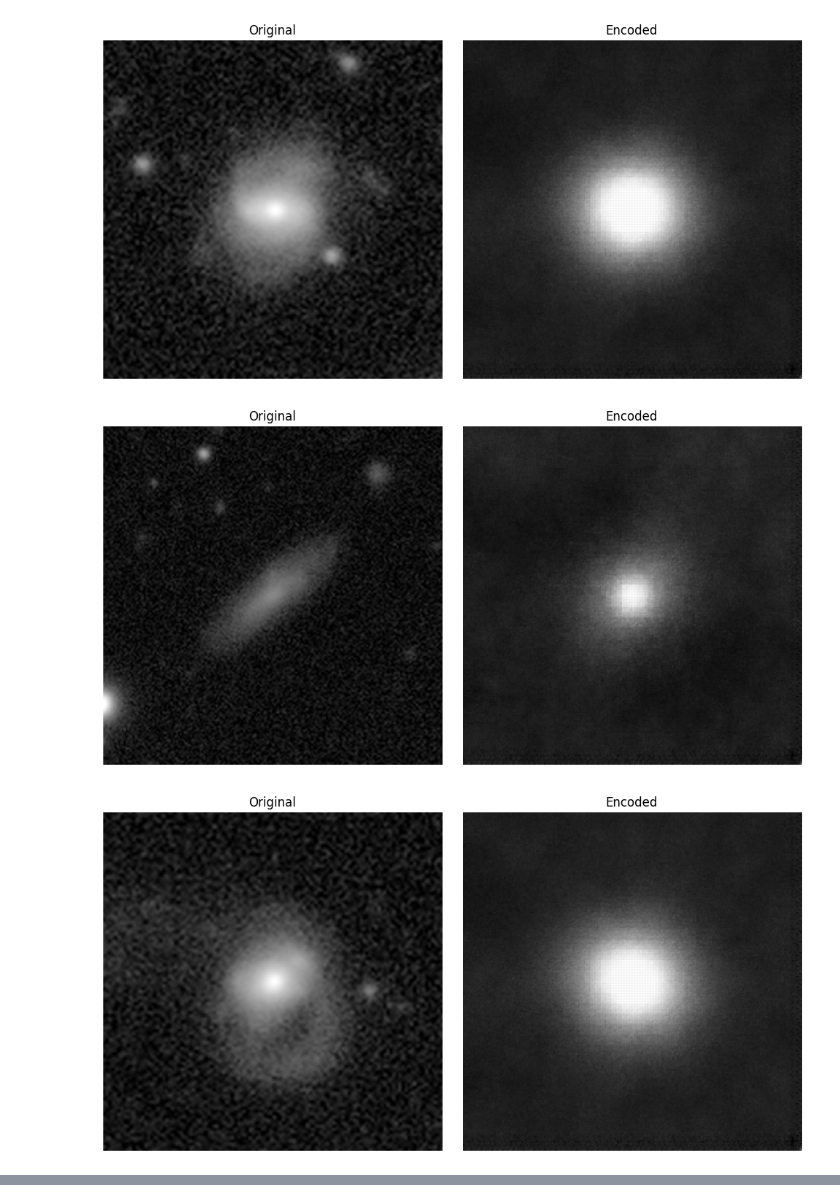
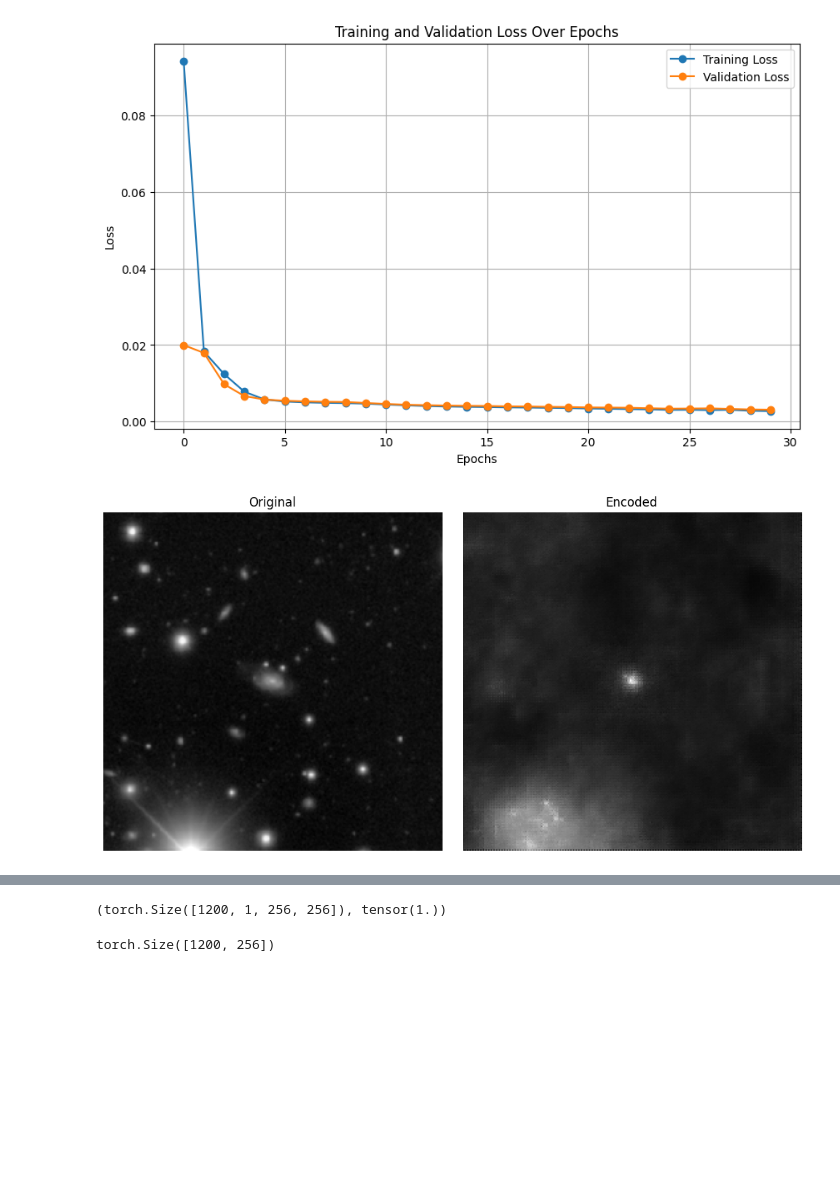
Before and after one commit to AlexHorduz/galaxy_morph, a Jupyter notebook: src/autoencoder/AE.ipynb, the cells around one changed output, grey strips where cells are left out. Drawn from its saved outputs; the diff is of its cells as text; code cells hidden in the pictures; blank space fills up the shorter version.

```diff
--- a/src/autoencoder/AE.ipynb
+++ b/src/autoencoder/AE.ipynb
@@ -113,6 +116,10 @@ optimizer = optim.Adam(model.parameters(), lr=LEARNING_RATE)
 device = torch.device("cuda" if torch.cuda.is_available() else "cpu")
 model.to(device)
 
+# Save loss values
+train_losses = []
+val_losses = []
+
 for epoch in range(EPOCHS):
     print(f"Epoch {epoch + 1}/{EPOCHS}")
     model.train()
@@ -126,7 +133,9 @@ for epoch in range(EPOCHS):
         optimizer.step()
         running_loss += loss.item()
 
-    print(f"Training Loss: {running_loss/len(train_loader):.4f}")
+    train_loss = running_loss / len(train_loader)
+    train_losses.append(train_loss)  # Save training loss
+    print(f"Training Loss: {train_loss:.4f}")
 
     # Validation loop
     model.eval()
@@ -138,10 +147,17 @@ for epoch in range(EPOCHS):
             loss = criterion(outputs, images)
             test_loss += loss.item()
 
-    print(f"Validation Loss: {test_loss/len(test_loader):.4f}")
+    val_loss = test_loss / len(test_loader)
+    val_losses.append(val_loss)  # Save validation loss
+    print(f"Validation Loss: {val_loss:.4f}")
 
 # Save the trained model
 torch.save(model.state_dict(), 'autoencoder.pth')
 print("Model saved as autoencoder.pth")
+
+# Save the loss data
+loss_data = {"train_loss": train_losses, "val_loss": val_losses}
+torch.save(loss_data, 'loss_data.pth')
+print("Loss data saved as loss_data.pth")
 # %% [output]
 Epoch 1/30
@@ -164,18 +180,31 @@ Epoch 15/30
+# %%
+import matplotlib.pyplot as plt
+
+# Plot the losses
+plt.figure(figsize=(10, 6))
+plt.plot(train_losses, label='Training Loss', marker='o')
+plt.plot(val_losses, label='Validation Loss', marker='o')
+plt.xlabel('Epochs')
+plt.ylabel('Loss')
+plt.title('Training and Validation Loss Over Epochs')
+plt.legend()
+plt.grid(True)
+plt.show()
+# %% [output]
+[figure, added]
 # %%
 model.eval()
 
 with torch.inference_mode():
-    for i in range(5):
-        initial = train_dataset[i]
-        after_encoder = model.encoder(train_dataset[i])
+    for i in range(1):
+        initial = test_dataset[i]
+        after_encoder = model.encoder(test_dataset[i])
         after_bottleneck = model.bottleneck(torch.unsqueeze(after_encoder, dim=0))
         decoded = model.decoder(after_bottleneck)
 
 
         initial = np.array(initial)[0]
         decoded = np.array(decoded)[0][0]
         display_images(initial, decoded)
 # %% [output]
-[figure, old version]
+[figure, new version]
-[figure, removed]
-[figure, removed]
@@ -183,0 +211,17 @@ with torch.inference_mode():
+# %%
+images = np.load(DATA_PATH)
+images = images / 255.0
+images = np.expand_dims(images, axis=1)
+images = torch.tensor(images, dtype=torch.float32)
+
+images.shape, images.max()
+# %% [output]
+(torch.Size([1200, 1, 256, 256]), tensor(1.))
+# %%
+model.eval()
+with torch.inference_mode():
+    encoded = model.bottleneck(model.encoder(images))
+encoded = encoded.numpy()
+encoded.shape
+# %% [output]
+torch.Size([1200, 256])
```
Also changed, not shown: parts of 4 cells of this notebook, 1 other file.
